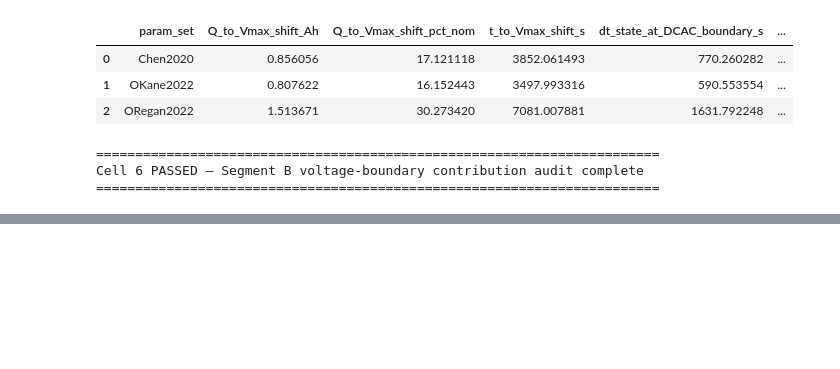
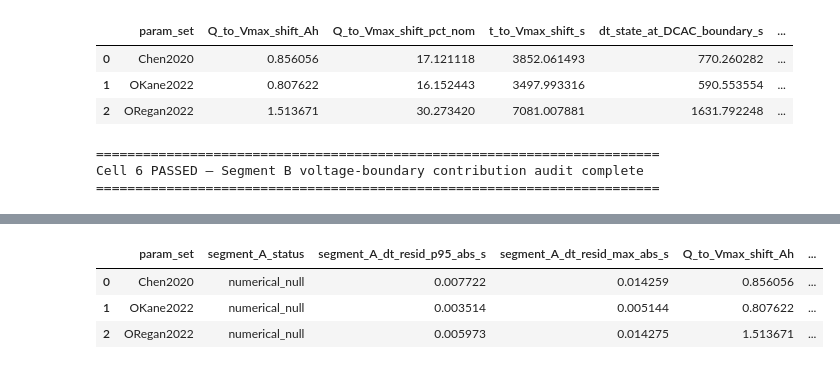
Before and after one commit to jiaxingLu/pybamm-dcac-superimposed, a Jupyter notebook: notebooks/24_day20_pybamm_full_protocol_segmented_audit.ipynb, the cells around one changed output, grey strips where cells are left out. Cells and saved outputs as stored; diff of their text form; code cells hidden in the pictures; blank space fills up the shorter version.

```diff
--- a/notebooks/24_day20_pybamm_full_protocol_segmented_audit.ipynb
+++ b/notebooks/24_day20_pybamm_full_protocol_segmented_audit.ipynb
@@ -1793,6 +1793,49 @@ segments_df = pd.read_csv(SEGMENTS)
 segA_df = pd.read_csv(SEG_A)
 segB_df = pd.read_csv(SEG_B)
 
+
+# ---------------------------------------------------------------------
+# Helpers
+# ---------------------------------------------------------------------
+
+def pick_col(row, base, preferred="segB"):
+    """
+    Pick a possibly suffixed column after pandas merge.
+
+    Preference:
+      base_preferred -> base -> base_segA -> base_segB
+    """
+    candidates = [
+        f"{base}_{preferred}",
+        base,
+        f"{base}_segA",
+        f"{base}_segB",
+    ]
+    for c in candidates:
+        if c in row.index:
+            return row[c]
+    raise KeyError(f"Cannot find column for base={base!r}; tried {candidates}")
+
+
+def to_bool(x):
+    if isinstance(x, bool):
+        return x
+    if pd.isna(x):
+        return False
+    s = str(x).strip().lower()
+    if s in {"true", "1", "yes", "y"}:
+        return True
+    if s in {"false", "0", "no", "n"}:
+        return False
+    return bool(x)
+
+
+def safe_float(x):
+    if pd.isna(x):
+        return np.nan
+    return float(x)
+
+
 # ---------------------------------------------------------------------
 # Build pair-level interim summary
 # ---------------------------------------------------------------------
@@ -1819,21 +1862,21 @@ for _, r in merged.iterrows():
 
     # Segment A metrics
     segA_status = r["segment_A_status"]
-    segA_resid_max = float(r["dt_resid_max_abs_s"])
-    segA_resid_p95 = float(r["dt_resid_p95_abs_s"])
-    segA_resid_median = float(r["dt_resid_median_s"])
-    segA_geom_median = float(r["dt_geom_median_s"])
-    segA_model_median = float(r["dt_model_median_s"])
-    resid_over_geom_median = float(r["resid_over_geom_median"])
+    segA_resid_max = safe_float(r["dt_resid_max_abs_s"])
+    segA_resid_p95 = safe_float(r["dt_resid_p95_abs_s"])
+    segA_resid_median = safe_float(r["dt_resid_median_s"])
+    segA_geom_median = safe_float(r["dt_geom_median_s"])
+    segA_model_median = safe_float(r["dt_model_median_s"])
+    resid_over_geom_median = safe_float(r["resid_over_geom_median"])
 
     # Segment B metrics
-    q_shift_Ah = float(r["Q_to_Vmax_shift_Ah_segB"])
-    q_shift_pct = float(r["Q_to_Vmax_shift_pct_nom"])
-    t_shift_s = float(r["t_to_Vmax_shift_s_segB"])
-    dt_state_boundary = float(r["dt_state_at_DCAC_boundary_s"])
-    dc_remaining = float(r["dc_remaining_time_to_own_Vmax_s"])
-    voltage_headroom = float(r["voltage_headroom_DC_at_DCAC_Vmax_Q_V"])
-    boundary_class = r["boundary_shift_class"]
+    q_shift_Ah = safe_float(pick_col(r, "Q_to_Vmax_shift_Ah", preferred="segB"))
+    q_shift_pct = safe_float(pick_col(r, "Q_to_Vmax_shift_pct_nom", preferred="segB"))
+    t_shift_s = safe_float(pick_col(r, "t_to_Vmax_shift_s", preferred="segB"))
+    dt_state_boundary = safe_float(pick_col(r, "dt_state_at_DCAC_boundary_s", preferred="segB"))
+    dc_remaining = safe_float(pick_col(r, "dc_remaining_time_to_own_Vmax_s", preferred="segB"))
+    voltage_headroom = safe_float(pick_col(r, "voltage_headroom_DC_at_DCAC_Vmax_Q_V", preferred="segB"))
+    boundary_class = pick_col(r, "boundary_shift_class", preferred="segB")
 
     # Contribution fractions for event timing shift
     if np.isfinite(t_shift_s) and abs(t_shift_s) > 1e-12:
@@ -1844,7 +1887,7 @@ for _, r in merged.iterrows():
         dc_remaining_fraction = np.nan
 
     # Scope flags
-    has_cv_feedback = bool(r["has_cv_feedback_in_current_npz_segB"])
+    has_cv_feedback = to_bool(pick_col(r, "has_cv_feedback_in_current_npz", preferred="segB"))
 
     # Interpretive verdict
     if segA_status == "numerical_null" and q_shift_Ah > 0 and not has_cv_feedback:
@@ -1859,17 +1902,17 @@ for _, r in merged.iterrows():
         "anchor_label": r["anchor_label"],
         "phase_label": r["phase_label"],
 
-        "protocol_DC": r["protocol_DC"],
-        "protocol_DCAC": r["protocol_DCAC"],
-        "Q_nom_Ah": float(r["Q_nom_Ah_segB"]),
-        "f_anchor_Hz": float(r["f_anchor_Hz_segB"]),
-        "T_period_s": float(r["T_period_s_segB"]),
+        "protocol_DC": pick_col(r, "protocol_DC", preferred="segB"),
+        "protocol_DCAC": pick_col(r, "protocol_DCAC", preferred="segB"),
+        "Q_nom_Ah": safe_float(pick_col(r, "Q_nom_Ah", preferred="segB")),
+        "f_anchor_Hz": safe_float(pick_col(r, "f_anchor_Hz", preferred="segB")),
+        "T_period_s": safe_float(pick_col(r, "T_period_s", preferred="segB")),
 
         # Segment A
         "segment_A_status": segA_status,
         "segment_A_n_rows": int(r["n_rows_segment_A"]),
-        "segment_A_Q_lo_Ah": float(r["Q_lo_segment_A_Ah"]),
-        "segment_A_Q_hi_Ah": float(r["Q_hi_segment_A_Ah"]),
+        "segment_A_Q_lo_Ah": safe_float(r["Q_lo_segment_A_Ah"]),
+        "segment_A_Q_hi_Ah": safe_float(r["Q_hi_segment_A_Ah"]),
         "segment_A_dt_model_median_s": segA_model_median,
         "segment_A_dt_geom_median_s": segA_geom_median,
         "segment_A_dt_resid_median_s": segA_resid_median,
@@ -1878,12 +1921,12 @@ for _, r in merged.iterrows():
         "segment_A_resid_over_geom_median": resid_over_geom_median,
 
         # Segment B
-        "Q_to_Vmax_DC_Ah": float(r["Q_to_Vmax_DC_Ah_segB"]),
-        "Q_to_Vmax_DCAC_Ah": float(r["Q_to_Vmax_DCAC_Ah_segB"]),
+        "Q_to_Vmax_DC_Ah": safe_float(pick_col(r, "Q_to_Vmax_DC_Ah", preferred="segB")),
+        "Q_to_Vmax_DCAC_Ah": safe_float(pick_col(r, "Q_to_Vmax_DCAC_Ah", preferred="segB")),
         "Q_to_Vmax_shift_Ah": q_shift_Ah,
         "Q_to_Vmax_shift_pct_nom": q_shift_pct,
-        "t_to_Vmax_DC_s": float(r["t_to_Vmax_DC_s"]),
-        "t_to_Vmax_DCAC_s": float(r["t_to_Vmax_DCAC_s"]),
+        "t_to_Vmax_DC_s": safe_float(pick_col(r, "t_to_Vmax_DC_s", preferred="segB")),
+        "t_to_Vmax_DCAC_s": safe_float(pick_col(r, "t_to_Vmax_DCAC_s", preferred="segB")),
         "t_to_Vmax_shift_s": t_shift_s,
         "dt_state_at_DCAC_boundary_s": dt_state_boundary,
         "dc_remaining_time_to_own_Vmax_s": dc_remaining,
@@ -2076,0 +2130,4 @@ KeyError: 'Q_to_Vmax_shift_pct_nom'
+|  | param_set | segment_A_status | segment_A_dt_resid_p95_abs_s | segment_A_dt_resid_max_abs_s | Q_to_Vmax_shift_Ah | ... |
+| 0 | Chen2020 | numerical_null | 0.007722 | 0.014259 | 0.856056 | ... |
+| 1 | OKane2022 | numerical_null | 0.003514 | 0.005144 | 0.807622 | ... |
+| 2 | ORegan2022 | numerical_null | 0.005973 | 0.014275 | 1.513671 | ... |
```
Also changed, not shown: parts of 13 cells of this notebook, 21 other files.
